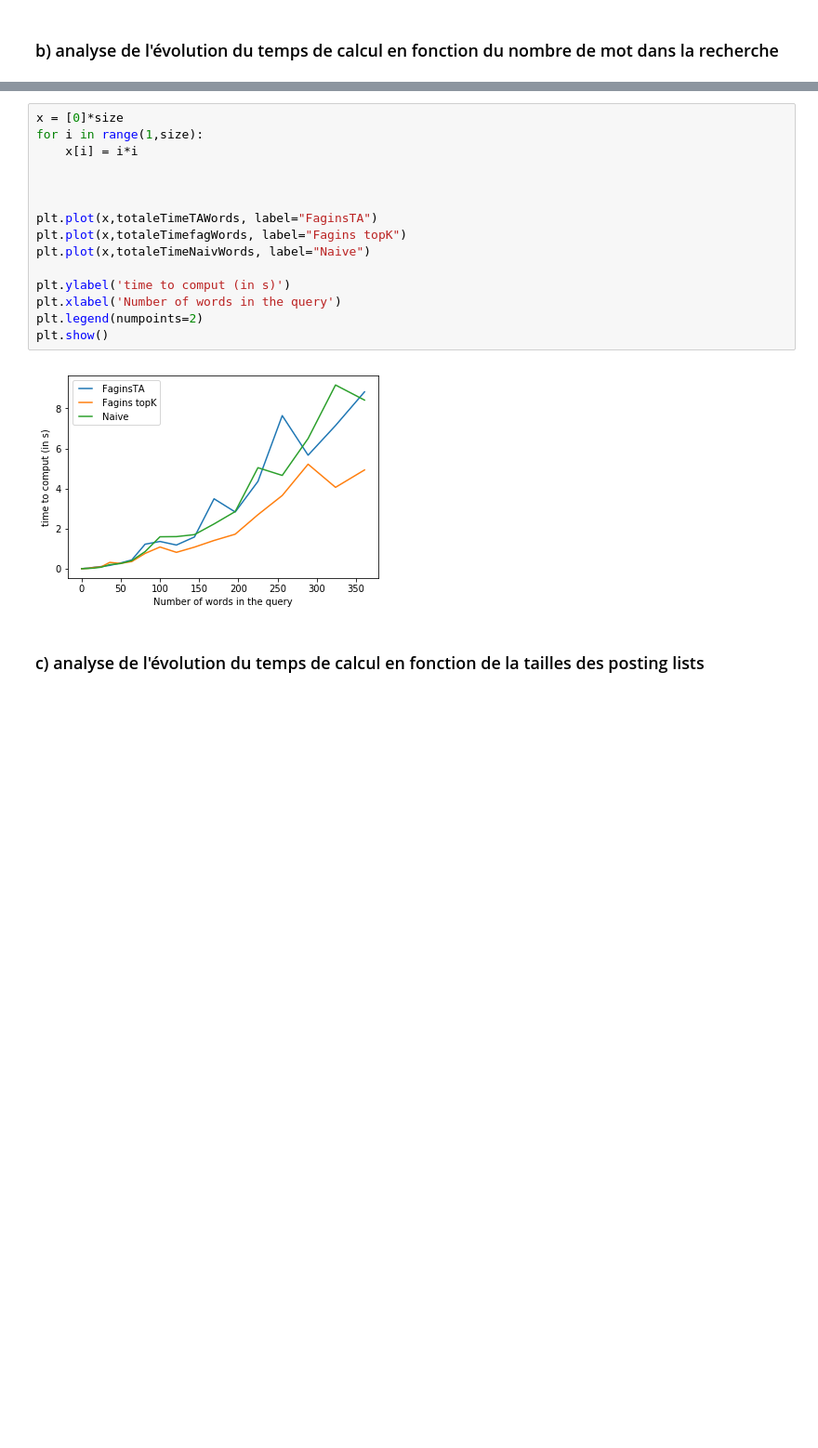
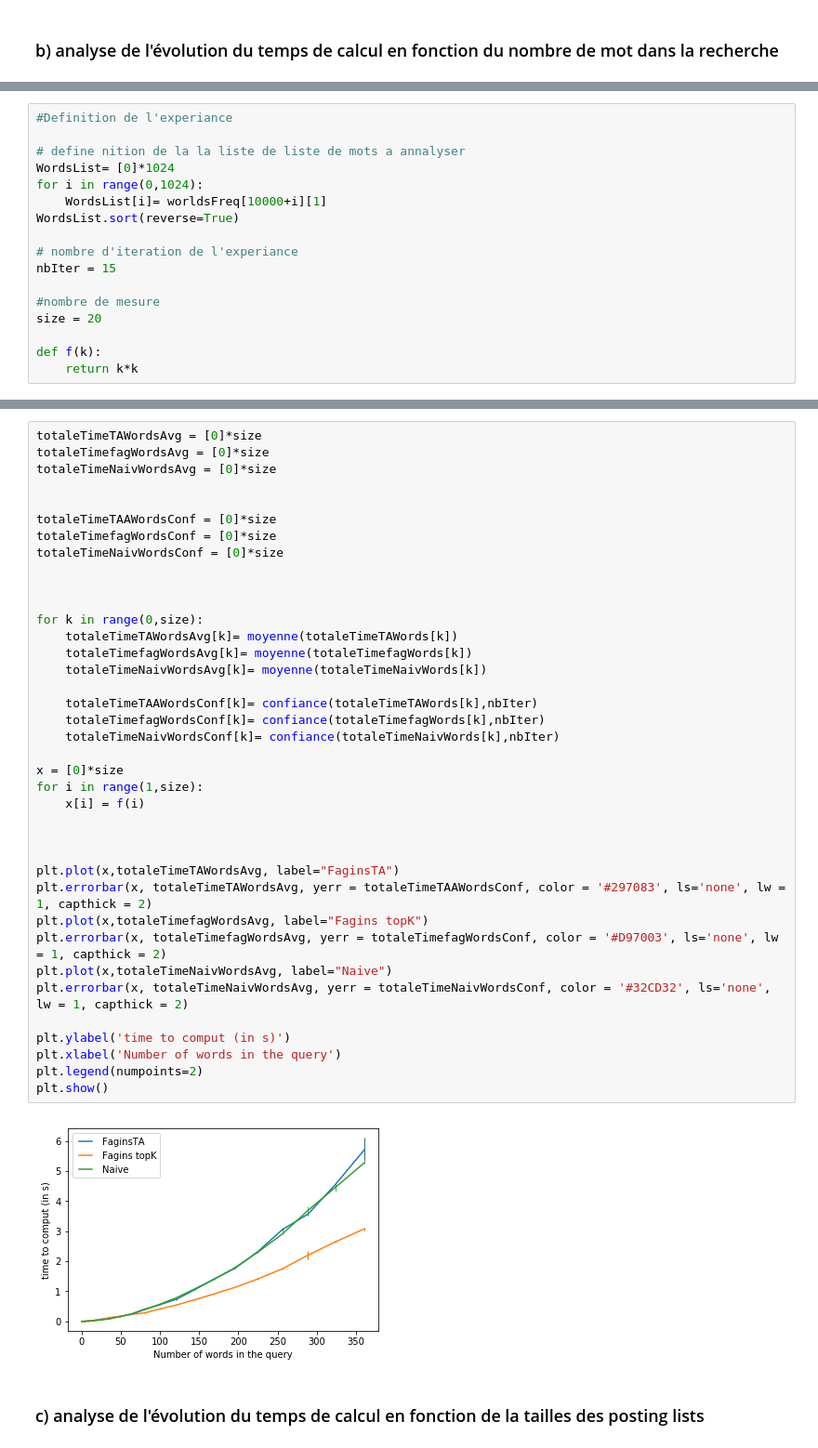
Before and after one commit to Zed314/WordTraveller, a Jupyter notebook: benchmark/BenchmarkQuery.ipynb, the cells around one changed output, grey strips where cells are left out. Shown at 93% size. Drawn from its saved outputs; the diff is of its cells as text; blank space fills up the shorter version.

```diff
--- a/benchmark/BenchmarkQuery.ipynb
+++ b/benchmark/BenchmarkQuery.ipynb
@@ -254,3 +175,20 @@ finiched
+# %%
+#Definition de l'experiance
+
+# define nition de la la liste de liste de mots a annalyser
+WordsList= [0]*1024
+for i in range(0,1024):
+    WordsList[i]= worldsFreq[10000+i][1]
+WordsList.sort(reverse=True)
+
+# nombre d'iteration de l'experiance
+nbIter = 15
+
+#nombre de mesure
+size = 20
+
+def f(k):
+    return k*k
 # %%
 from wordtraveller import query
 from wordtraveller import faginstavf, faginstopkvf, naivetopk
@@ -296,21 +222,44 @@ print("finiched", end="\r")
 # %% [output]
 finiched
 # %%
-x = [0]*size
-for i in range(1,size):
-    x[i] = i*i
+totaleTimeTAWordsAvg = [0]*size
+totaleTimefagWordsAvg = [0]*size
+totaleTimeNaivWordsAvg = [0]*size
+
+
+totaleTimeTAAWordsConf = [0]*size
+totaleTimefagWordsConf = [0]*size
+totaleTimeNaivWordsConf = [0]*size
 
 
 
-plt.plot(x,totaleTimeTAWords, label="FaginsTA")
-plt.plot(x,totaleTimefagWords, label="Fagins topK")
-plt.plot(x,totaleTimeNaivWords, label="Naive")
+for k in range(0,size):
+    totaleTimeTAWordsAvg[k]= moyenne(totaleTimeTAWords[k])
+    totaleTimefagWordsAvg[k]= moyenne(totaleTimefagWords[k])
+    totaleTimeNaivWordsAvg[k]= moyenne(totaleTimeNaivWords[k])
+
+    totaleTimeTAAWordsConf[k]= confiance(totaleTimeTAWords[k],nbIter)
+    totaleTimefagWordsConf[k]= confiance(totaleTimefagWords[k],nbIter)
+    totaleTimeNaivWordsConf[k]= confiance(totaleTimeNaivWords[k],nbIter)
+
+x = [0]*size
+for i in range(1,size):
+    x[i] = f(i)
+
+
+
+plt.plot(x,totaleTimeTAWordsAvg, label="FaginsTA")
+plt.errorbar(x, totaleTimeTAWordsAvg, yerr = totaleTimeTAAWordsConf, color = '#297083', ls='none', lw = 1, capthick = 2)
+plt.plot(x,totaleTimefagWordsAvg, label="Fagins topK")
+plt.errorbar(x, totaleTimefagWordsAvg, yerr = totaleTimefagWordsConf, color = '#D97003', ls='none', lw = 1, capthick = 2)
+plt.plot(x,totaleTimeNaivWordsAvg, label="Naive")
+plt.errorbar(x, totaleTimeNaivWordsAvg, yerr = totaleTimeNaivWordsConf, color = '#32CD32', ls='none', lw = 1, capthick = 2)
 
 plt.ylabel('time to comput (in s)')
 plt.xlabel('Number of words in the query')
 plt.legend(numpoints=2)
 plt.show()
 # %% [output]
-[figure, old version]
+[figure, new version]
 # %% [markdown]
 ### c) analyse de l'évolution du temps de calcul en fonction de la tailles des posting lists
```
Also changed, not shown: parts of 16 cells of this notebook.
